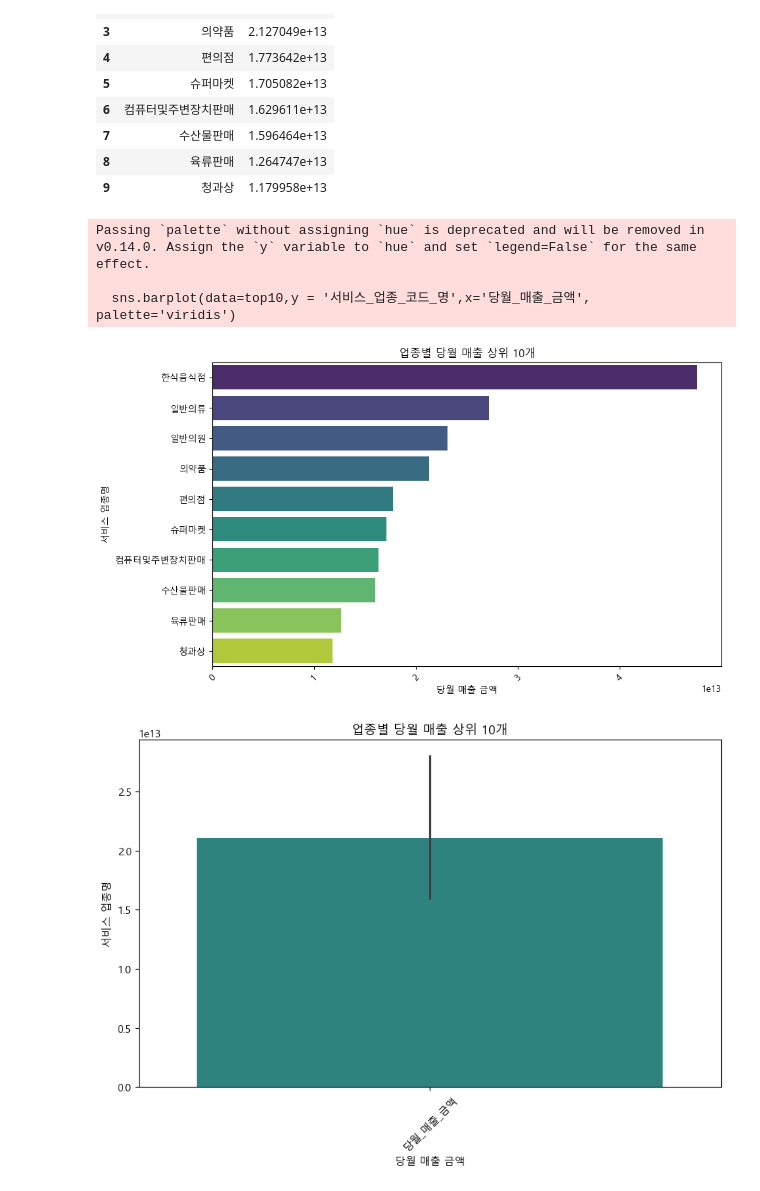
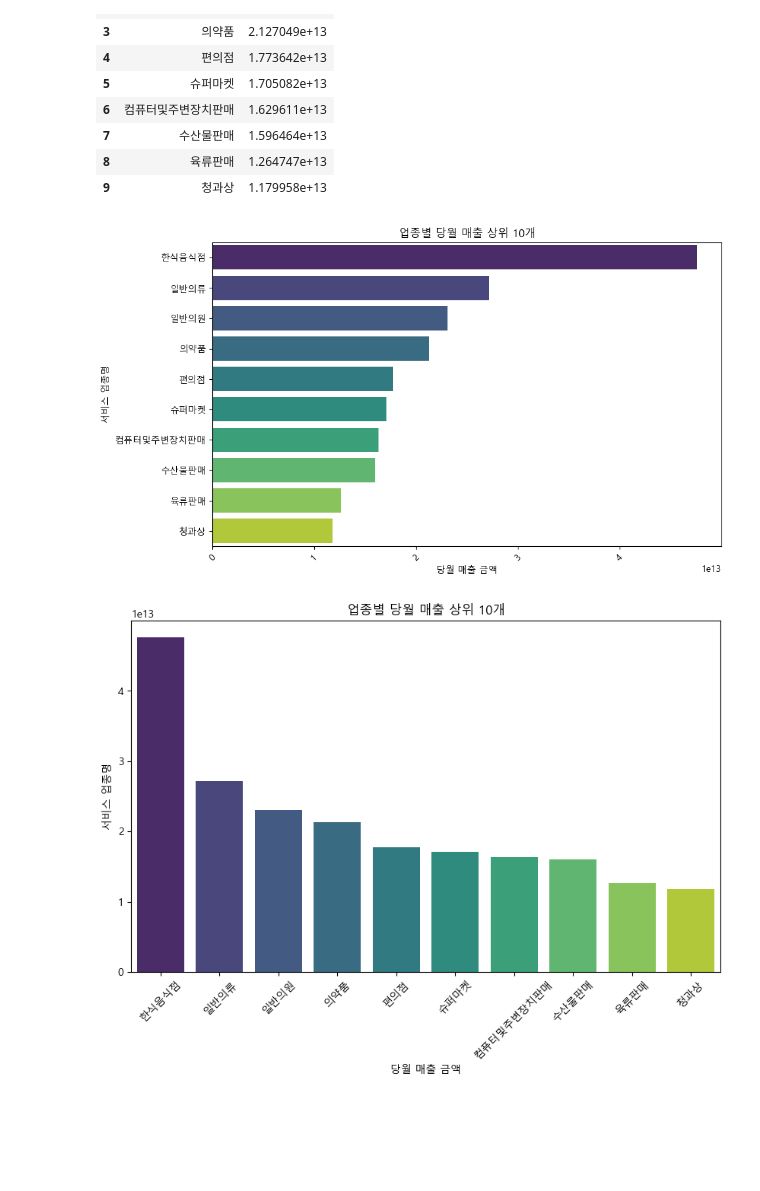
Before and after one commit to kyuyounglee-20250607/https---github.com-kyuyounglee-20250607-python-study-git, a Jupyter notebook: 6.openapi_seoul/03.ipynb, the cells around one changed output. Drawn from its saved outputs; the diff is of its cells as text; code cells hidden in the pictures; blank space fills up the shorter version.

```diff
--- a/6.openapi_seoul/03.ipynb
+++ b/6.openapi_seoul/03.ipynb
@@ -34,24 +34,21 @@ matplotlib.rcParams['font.family'] = 'Malgun Gothic'  # Windows용 한글 폰트
 matplotlib.rcParams['axes.unicode_minus'] = False     # 음수 부호 깨짐 방지
 # %%
 plt.figure(figsize=(10,6))  # 그래프의 전체 크기를 설정
-sns.barplot(data=top10,y = '서비스_업종_코드_명',x='당월_매출_금액', palette='viridis')
+sns.barplot(data=top10,y = '서비스_업종_코드_명',x='당월_매출_금액', palette='viridis',hue='서비스_업종_코드_명')
 plt.title('업종별 당월 매출 상위 10개')
 plt.xticks(rotation=45)
 plt.xlabel('당월 매출 금액')
 plt.ylabel('서비스 업종명')
 plt.show()
 # %% [output]
-Passing `palette` without assigning `hue` is deprecated and will be removed in v0.14.0. Assign the `y` variable to `hue` and set `legend=False` for the same effect.
-
-  sns.barplot(data=top10,y = '서비스_업종_코드_명',x='당월_매출_금액', palette='viridis')
 [figure]
 # %%
 plt.figure(figsize=(10,6))  # 그래프의 전체 크기를 설정
-sns.barplot(data=top10,x = '서비스_업종_코드_명',y='당월_매출_금액', palette='viridis')
+sns.barplot(data=top10,x = '서비스_업종_코드_명',y='당월_매출_금액', palette='viridis',hue='서비스_업종_코드_명')
 plt.title('업종별 당월 매출 상위 10개')
 plt.xticks(rotation=45)
 plt.xlabel('당월 매출 금액')
 plt.ylabel('서비스 업종명')
 plt.show()
 # %% [output]
-[figure, old version]
+[figure, new version]
```
